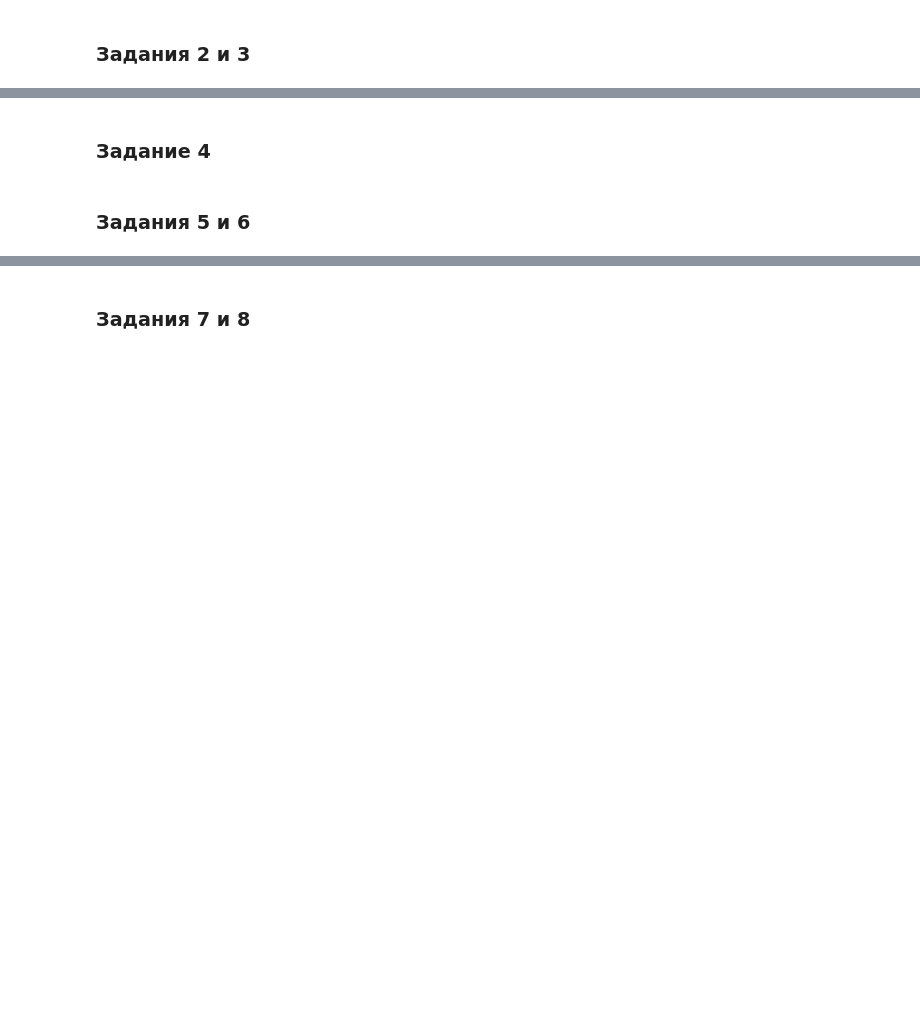
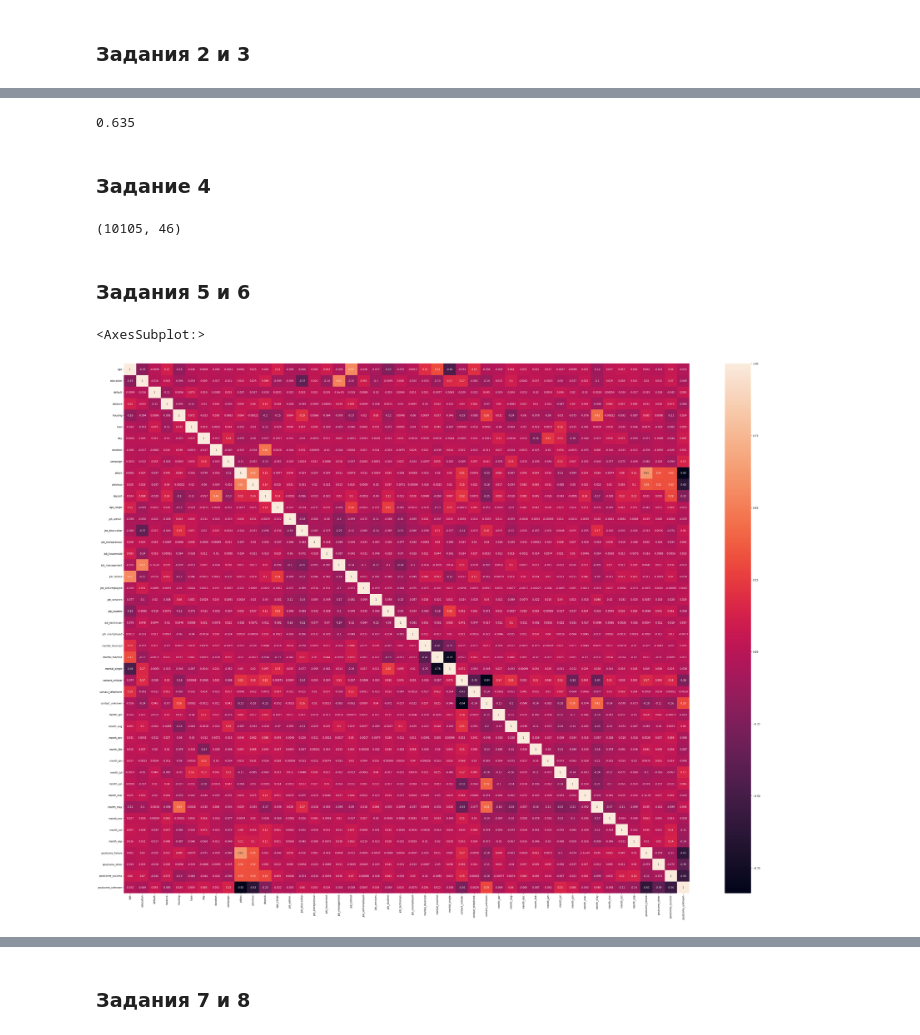
Before and after one commit to AleksejRum/sf_data_science, a Jupyter notebook: Projects/PROJECT_4/Project_4_ML.ipynb, the cells around one changed output, grey strips where cells are left out. Drawn from its saved outputs; the diff is of its cells as text; code cells hidden in the pictures; blank space fills up the shorter version.

```diff
--- a/Projects/PROJECT_4/Project_4_ML.ipynb
+++ b/Projects/PROJECT_4/Project_4_ML.ipynb
@@ -449,3 +449,9 @@ df['education'] = le.transform(df['education'])
 df['education'].sum()
 # %% [output]
 11995
+# %%
+# преобразуйте возрастные интервалы
+le.fit(df['age_range'])
+df['age_range'] = le.transform(df['age_range'])
+
+df['age_range'].sum()
@@ -453,3 +461,7 @@ df['education'].sum()
 ### Задания 2 и 3
 # %%
 # преобразуйте бинарные переменные в представление из нулей и единиц
+from sklearn.preprocessing import LabelBinarizer
+lb = 	LabelBinarizer()
+lb.fit(df['deposit'])
+df['deposit'] = lb.transform(df['deposit'])
@@ -456,8 +472,30 @@ df['education'].sum()
+# %%
+df['default'] = lb.fit_transform(df['default'])
+df['housing'] = lb.fit_transform(df['housing'])
+df['loan'] = lb.fit_transform(df['loan'])
+# %%
+mean_default = df['default'].mean()
+mean_housing = df['housing'].mean()
+mean_loan = df['loan'].mean()
+
+print(round(mean_default+mean_housing+mean_loan ,3))
+# %% [output]
+0.635
 # %% [markdown]
 ### Задание 4
 # %%
 # создайте дамми-переменные
+columns_to_change = ['job','marital','contact','month','poutcome']
+df = pd.get_dummies(df, columns=columns_to_change)
+df.shape
+# %% [output]
+(10105, 46)
 # %% [markdown]
 ### Задания 5 и 6
 # %%
 # постройте корреляционную матрицу и оцените данные на предмет наличия мультиколлинеарности
+fig = plt.figure(figsize=(52,40))
+sns.heatmap(df.corr(), annot=True)
+# %% [output]
+<AxesSubplot:>
+[figure, added]
```
Also changed, not shown: parts of 17 cells of this notebook.
